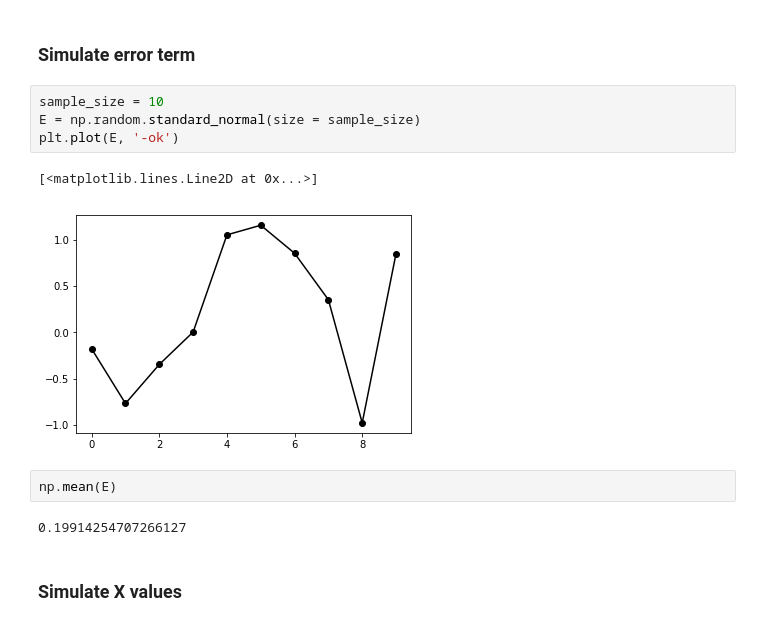
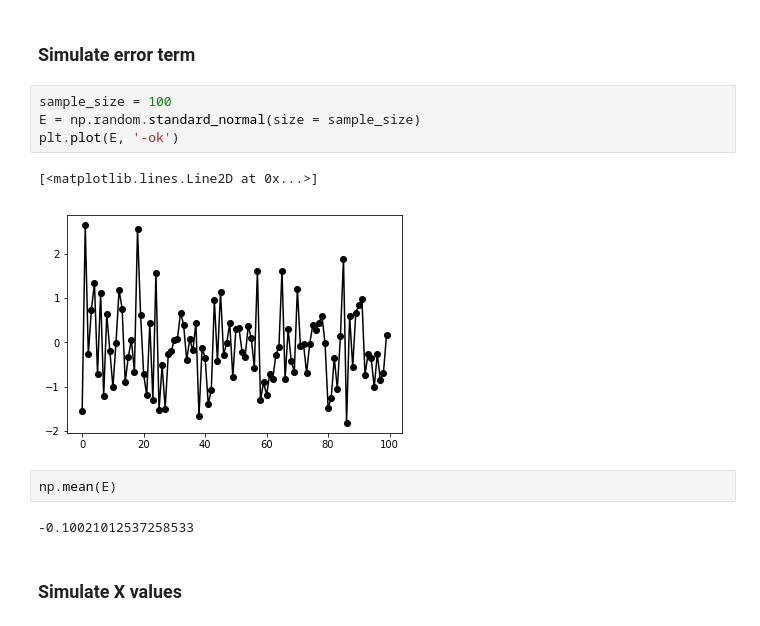
Before and after one commit to SrideviBayyapuneedi/Machine-Learning-Algorithms, a Jupyter notebook: Linear Regression/PopulationRegressionLine vs LeastSquaresLine.ipynb, the cells around one changed output. Drawn from its saved outputs; the diff is of its cells as text.

```diff
--- a/Linear Regression/PopulationRegressionLine vs LeastSquaresLine.ipynb
+++ b/Linear Regression/PopulationRegressionLine vs LeastSquaresLine.ipynb
@@ -17,16 +17,16 @@ Let us assume the relationship between 2 linearly dependent variables  is define
 # %% [markdown]
 ### Simulate error term
 # %%
-sample_size = 10
+sample_size = 100
 E = np.random.standard_normal(size = sample_size)
 plt.plot(E, '-ok')
 # %% [output]
 [<matplotlib.lines.Line2D at 0x...>]
-[figure, old version]
+[figure, new version]
 # %%
 np.mean(E)
 # %% [output]
-0.19914254707266127
+-0.10021012537258533
 # %% [markdown]
 ### Simulate X values
 # %%
```
Also changed, not shown: parts of 6 cells of this notebook.
